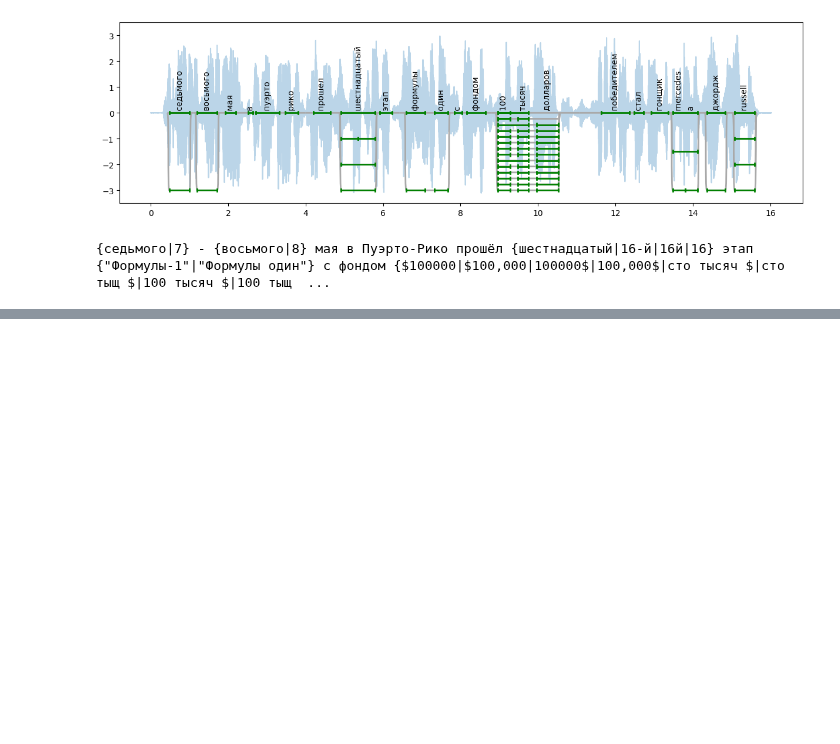
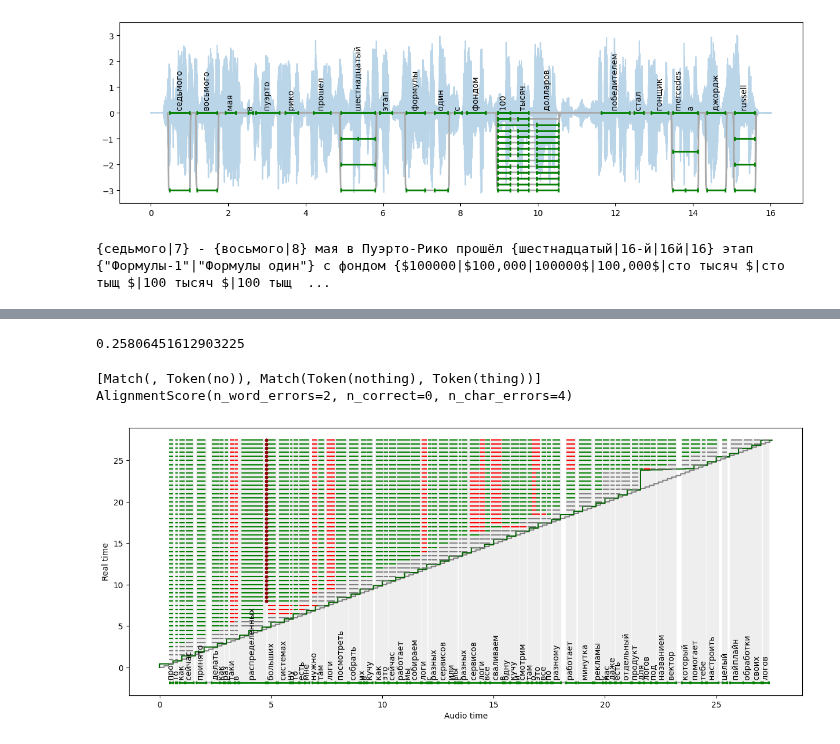
Before and after one commit to SibNN/asr_eval, a Jupyter notebook: notebooks/Demo.ipynb, the cells around one changed output, grey strips where cells are left out. Drawn from its saved outputs; the diff is of its cells as text; code cells hidden in the pictures; blank space fills up the shorter version.

```diff
--- a/notebooks/Demo.ipynb
+++ b/notebooks/Demo.ipynb
@@ -189,3 +263,27 @@ plt.show()
+# %%
+alignment.score.n_word_errors / max(1, alignment.total_true_len)
+# %% [output]
+0.25806451612903225
+# %%
+# type: ignore
+
+matches_list = align(
+    parse_multivariant_string('nothing'),
+    parse_multivariant_string('no thing'),
+)
+print(matches_list.matches)
+print(matches_list.score)
+# %% [output]
+[Match(, Token(no)), Match(Token(nothing), Token(thing))]
+AlignmentScore(n_word_errors=2, n_correct=0, n_char_errors=4)
+# %%
+# type: ignore
+
+plt.figure(figsize=(15, 6))
+partial_alignments_plot(evals[10])
+plt.show()
+# %% [output]
+[figure, added]
 # %%
 # type: ignore
 
```
Also changed, not shown: parts of 12 cells of this notebook, 6 other files.
